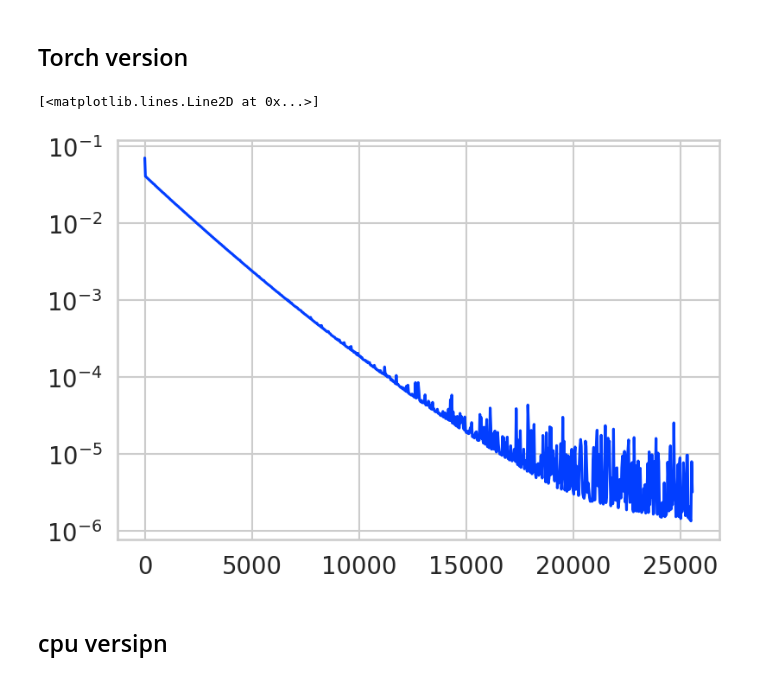
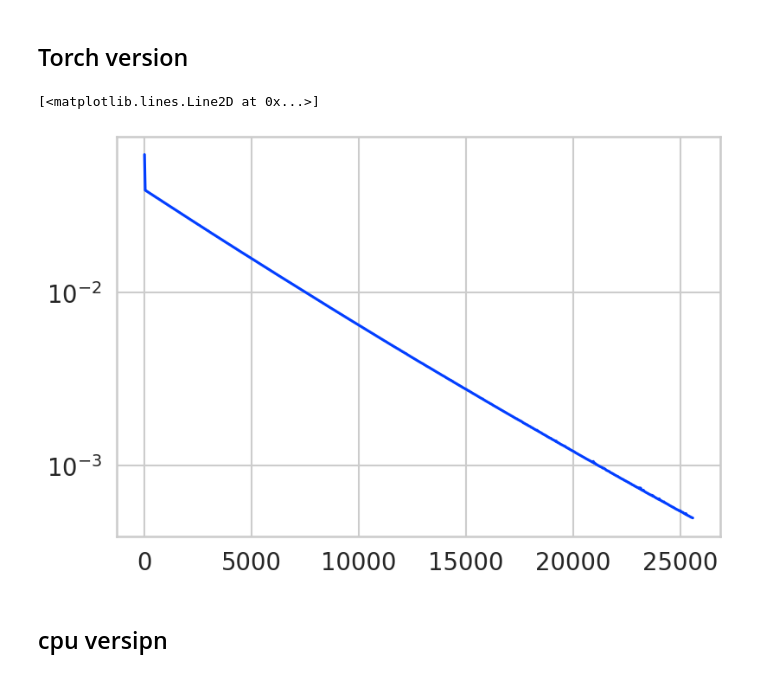
Before and after one commit to PerryChuh/asynchronous_sgd, a Jupyter notebook: code.ipynb, the cells around one changed output. Cells and saved outputs as stored; diff of their text form; code cells hidden in the pictures.

```diff
--- a/code.ipynb
+++ b/code.ipynb
@@ -104,15 +104,6 @@ Text(0, 0.5, '$log(F(\\mathbf{x}) - F^*)$')
 iterations = 800
 num_workers = 32
 
-n_seeds = 5 #
-max_seed = 424242 #
-rng = np.random.default_rng(42)
-seeds = rng.choice(max_seed, size=n_seeds, replace=False) # seeds 里的随机种子不相同的。
-
-n_data = 10000
-dim = 400
-batch_size = 256
-noise_scale = 1e-1
 A = torch.from_numpy(rng.uniform(size=(n_data, dim)) / np.sqrt(dim)).float()
 x_rand = torch.from_numpy(rng.normal(size=dim)).float()
 b = A @ x_rand + noise_scale * torch.from_numpy(rng.normal(size=n_data)).float()
@@ -149,7 +140,7 @@ def run_single_worker_sgd(objective_fn, A, b, lr, iterations, batch_size, seed=4
     Runs a single-worker (pure) minibatch SGD for comparison.
     This is a non-distributed, standard implementation using PyTorch.
     """
-    rng = np.random.default_rng(seed)
+    # rng = np.random.default_rng(seed)
     x = torch.zeros(dim, 1, requires_grad=True)
 
     trace = []
@@ -175,7 +166,7 @@ def run_single_worker_sgd(objective_fn, A, b, lr, iterations, batch_size, seed=4
         with torch.no_grad():
             x -= lr * grad
 
-        if it % num_workers == 0: # Note: num_workers is a global variable here
+        if it % it_check == 0: # Note: num_workers is a global variable here
             trace.append(x.clone().detach())
             its.append(it)
             ts.append(time.perf_counter() - t0)
@@ -184,20 +175,20 @@ def run_single_worker_sgd(objective_fn, A, b, lr, iterations, batch_size, seed=4
 # %%
 lr = 0.43
 its_single, ts_single, losses_single = run_single_worker_sgd(
     objective_fn=least_squares_objective,
     A=A,
     b=b,
-    lr=1.3906,
+    lr=0.43,
     iterations=iterations*num_workers,
     batch_size=batch_size
 )
 
 f_min_val = f_min.item()
 plt.yscale('log')
 plt.plot(its_single, losses_single - f_min_val, label='Single-worker SGD')
 # %% [output]
 [<matplotlib.lines.Line2D at 0x...>]
-[figure, old version]
+[figure, new version]
 # %% [markdown]
 ## cpu versipn
 # %%
```
Also changed, not shown: parts of 15 cells of this notebook, 2 other files.
